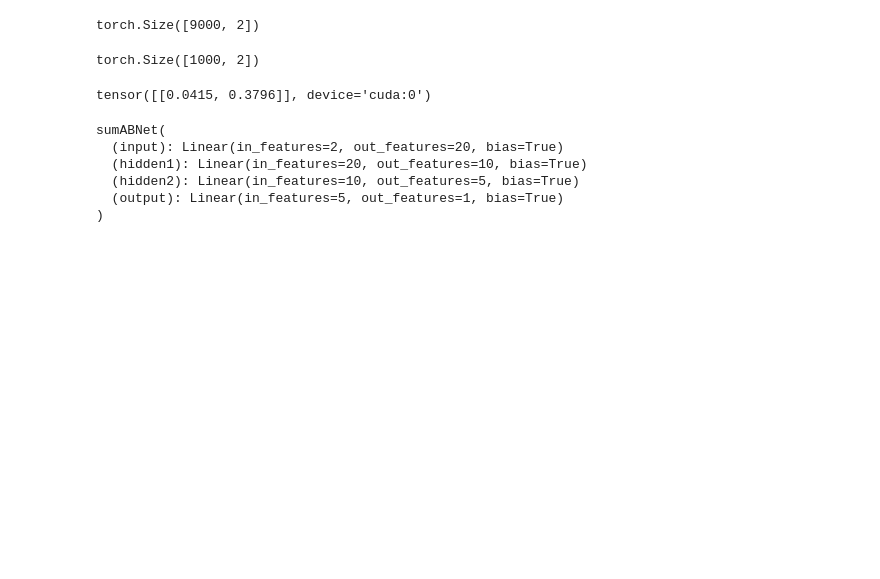
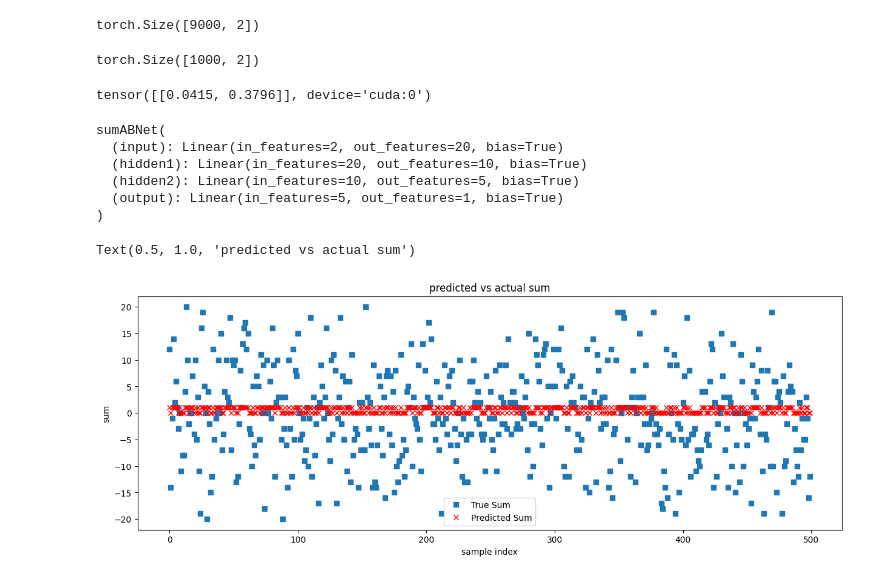
Before and after one commit to elmoghany/DL-ANN-PyTorch-Sum-Two-Numbers, a Jupyter notebook: sum-two-numbers-pytorch-jupyter.ipynb, the cells around one changed output. Drawn from its saved outputs; the diff is of its cells as text; code cells hidden in the pictures; blank space fills up the shorter version.

```diff
--- a/sum-two-numbers-pytorch-jupyter.ipynb
+++ b/sum-two-numbers-pytorch-jupyter.ipynb
@@ -14,7 +14,7 @@ print(device)
 cuda
 # %%
 # Create the data
-a = np.round(  np.linspace(-10,10,num=10000)  )
+a = np.round(  np.linspace(-10,11,num=10000)  )
 np.random.shuffle(a)
 
 b = np.round(  np.linspace(-10,11,num=10000)  )
@@ -205,3 +202,23 @@ trainAcc, testAcc, losses, netSum = trainTheModel()
+# %%
+dataIN = torch.randint(low=-10, high=11, size=(500,2)).float().to(device)
+labels = torch.sum(dataIN, axis=1, keepdim=True)
+
+with torch.no_grad():
+    predictions = net(dataIN)
+
+# print(labels[4])
+# print(np.round(predictions.detach()[4]))
+
+fig = plt.figure(figsize=(15,5))
+plt.plot(labels.detach().cpu(), 's')
+plt.plot(torch.round(predictions).detach().cpu(), 'rx')
+plt.legend(['True Sum', 'Predicted Sum'])
+plt.xlabel('sample index')
+plt.ylabel('sum')
+plt.title('predicted vs actual sum')
+# %% [output]
+Text(0.5, 1.0, 'predicted vs actual sum')
+[figure, added]
 # %%
 fig,ax = plt.subplots(1,2,figsize=(10,5))
 
```
Also changed, not shown: parts of 6 cells of this notebook.
